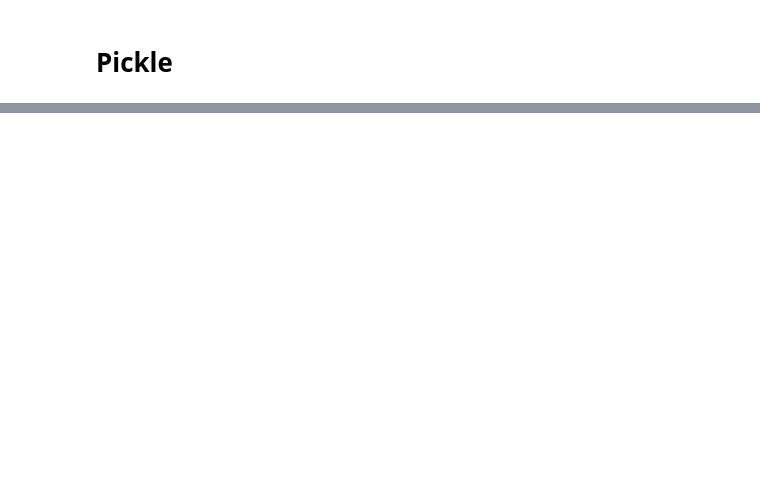
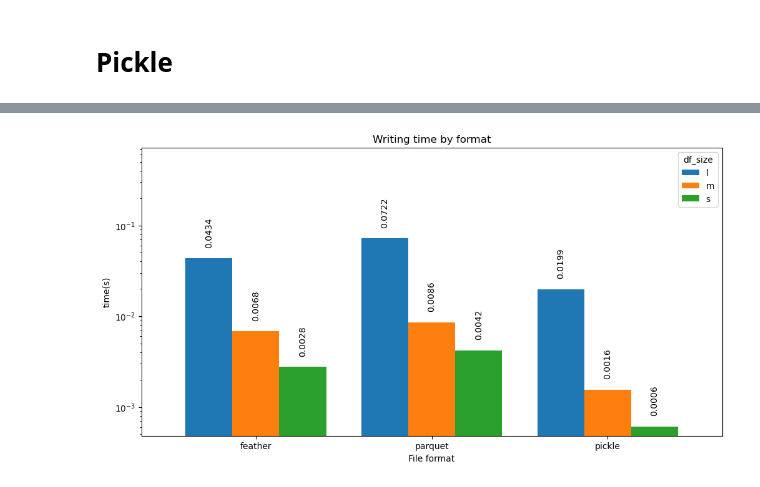
Before and after one commit to Fful/pyprog-course-WA, a Jupyter notebook: benchmarks.ipynb, the cells around one changed output, grey strips where cells are left out. Saved outputs shown, nothing was run; the diff lists cells and outputs as text; code cells hidden in the pictures; blank space fills up the shorter version.

```diff
--- a/benchmarks.ipynb
+++ b/benchmarks.ipynb
@@ -216,0 +445,4 @@ metadata is saved
+# %%
+plot_data(binary['read'], 'Writing time by format', 'time(s)')
+# %% [output]
+[figure, added]
```
Also changed, not shown: parts of 36 cells of this notebook, 1 other file.
